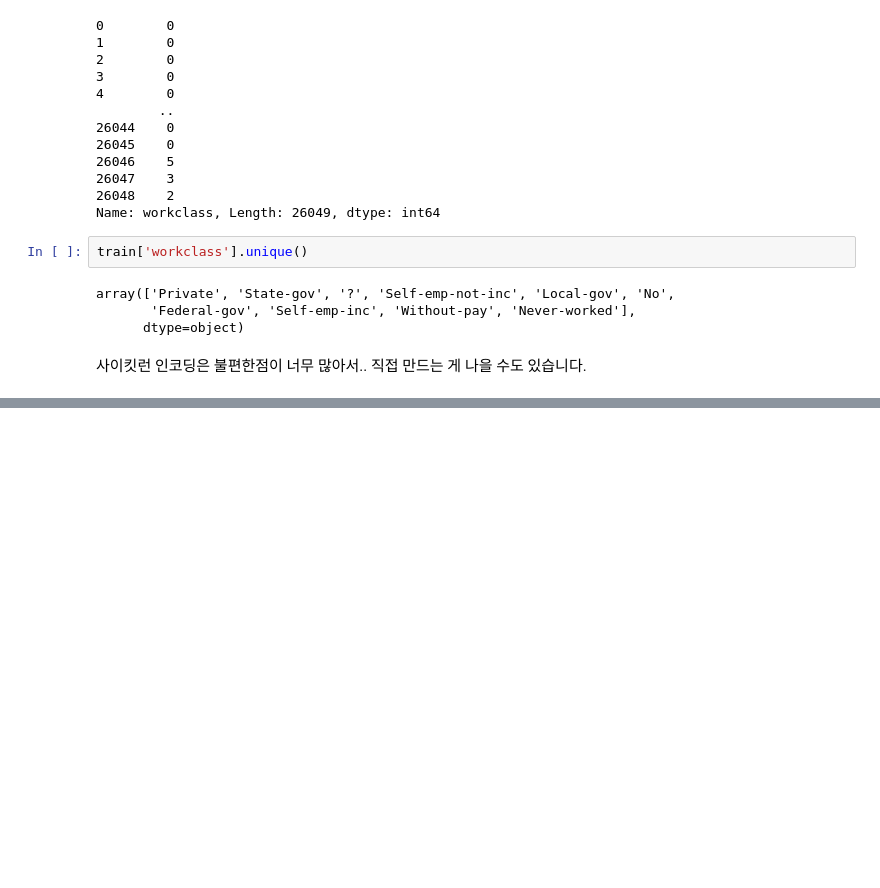
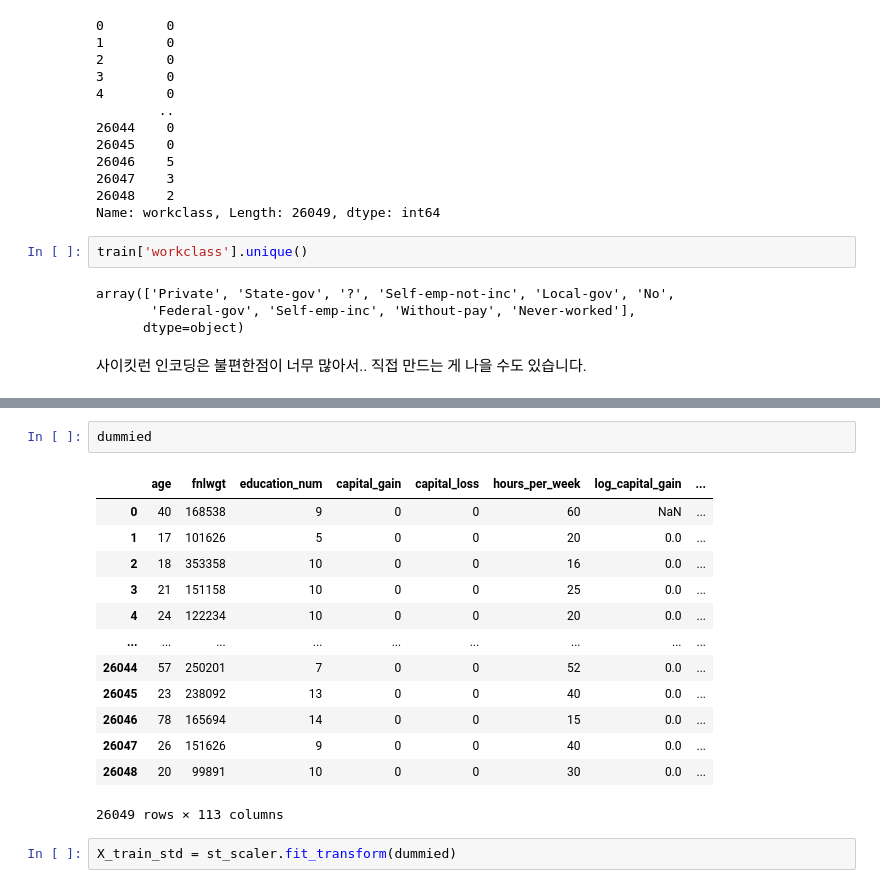
Before and after one commit to Kwangbin/Keras_Basic, a Jupyter notebook: kaggle_sk_001.ipynb, the cells around one changed output, grey strips where cells are left out. Cells and saved outputs as stored; diff of their text form; blank space fills up the shorter version.

```diff
--- a/kaggle_sk_001.ipynb
+++ b/kaggle_sk_001.ipynb
@@ -912,0 +995,18 @@ array(['Private', 'State-gov', '?', 'Self-emp-not-inc', 'Local-gov', 'No',
+# %%
+dummied
+# %% [output]
+|  | age | fnlwgt | education_num | capital_gain | capital_loss | hours_per_week | log_capital_gain | ... |
+| 0 | 40 | 168538 | 9 | 0 | 0 | 60 | NaN | ... |
+| 1 | 17 | 101626 | 5 | 0 | 0 | 20 | 0.0 | ... |
+| 2 | 18 | 353358 | 10 | 0 | 0 | 16 | 0.0 | ... |
+| 3 | 21 | 151158 | 10 | 0 | 0 | 25 | 0.0 | ... |
+| 4 | 24 | 122234 | 10 | 0 | 0 | 20 | 0.0 | ... |
+| ... | ... | ... | ... | ... | ... | ... | ... | ... |
+| 26044 | 57 | 250201 | 7 | 0 | 0 | 52 | 0.0 | ... |
+| 26045 | 23 | 238092 | 13 | 0 | 0 | 40 | 0.0 | ... |
+| 26046 | 78 | 165694 | 14 | 0 | 0 | 15 | 0.0 | ... |
+| 26047 | 26 | 151626 | 9 | 0 | 0 | 40 | 0.0 | ... |
+| 26048 | 20 | 99891 | 10 | 0 | 0 | 30 | 0.0 | ... |
+26049 rows × 113 columns
+# %%
+X_train_std = st_scaler.fit_transform(dummied)
```
Also changed, not shown: parts of 31 cells of this notebook.
